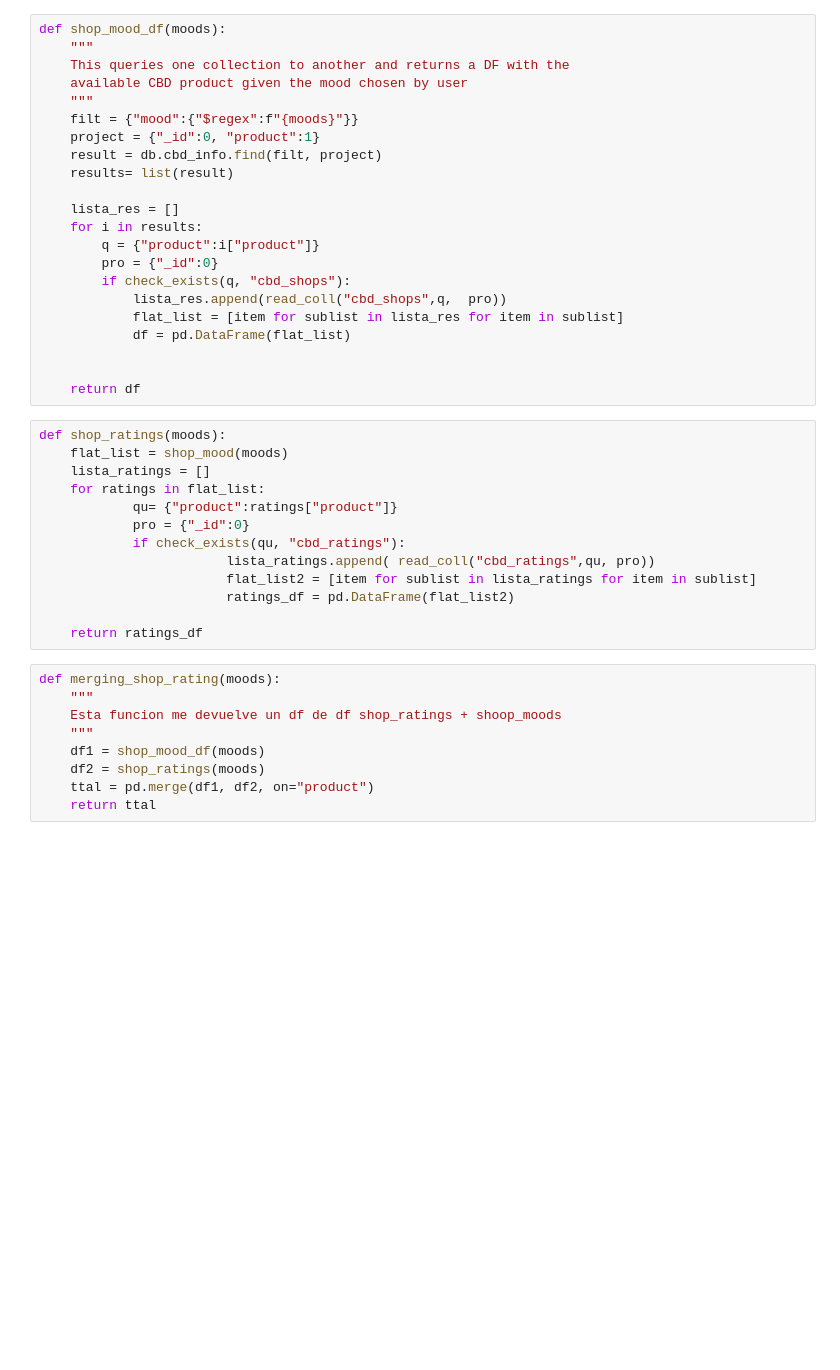
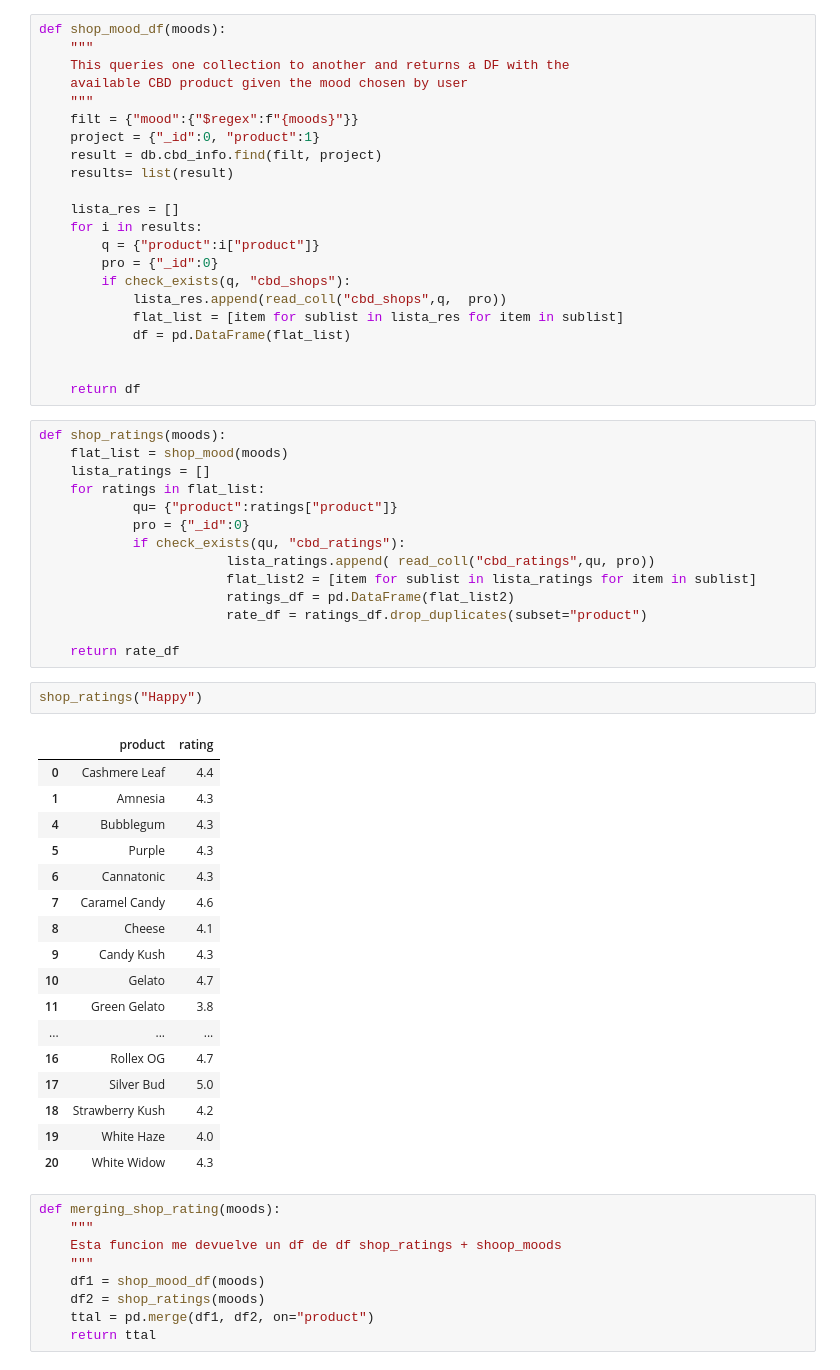
Before and after one commit to xarlomi/Mad-Green, a Jupyter notebook: src/mongo_queries.ipynb, the cells around one changed output. Drawn from its saved outputs; the diff is of its cells as text; blank space fills up the shorter version.

```diff
--- a/src/mongo_queries.ipynb
+++ b/src/mongo_queries.ipynb
@@ -95,8 +95,29 @@ def shop_ratings(moods):
                         lista_ratings.append( read_coll("cbd_ratings",qu, pro))
                         flat_list2 = [item for sublist in lista_ratings for item in sublist]
                         ratings_df = pd.DataFrame(flat_list2)
+                        rate_df = ratings_df.drop_duplicates(subset="product")
 
-    return ratings_df
+    return rate_df
+# %%
+shop_ratings("Happy")
+# %% [output]
+|  | product | rating |
+| 0 | Cashmere Leaf | 4.4 |
+| 1 | Amnesia | 4.3 |
+| 4 | Bubblegum | 4.3 |
+| 5 | Purple | 4.3 |
+| 6 | Cannatonic | 4.3 |
+| 7 | Caramel Candy | 4.6 |
+| 8 | Cheese | 4.1 |
+| 9 | Candy Kush | 4.3 |
+| 10 | Gelato | 4.7 |
+| 11 | Green Gelato | 3.8 |
+| ... | ... | ... |
+| 16 | Rollex OG | 4.7 |
+| 17 | Silver Bud | 5.0 |
+| 18 | Strawberry Kush | 4.2 |
+| 19 | White Haze | 4.0 |
+| 20 | White Widow | 4.3 |
 # %%
 def merging_shop_rating(moods):
     """
```
Also changed, not shown: parts of 1 cell of this notebook, 2 other files.
